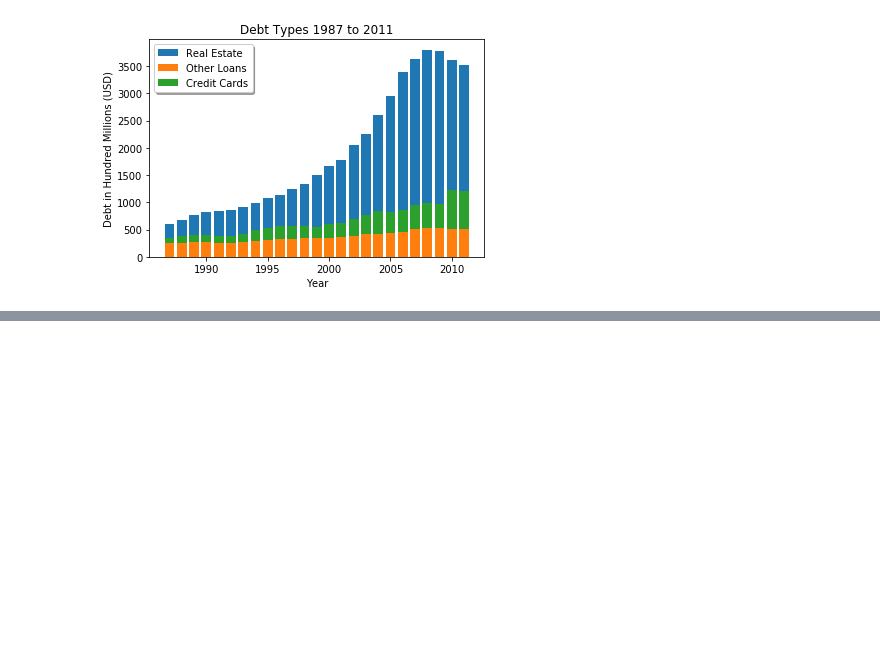
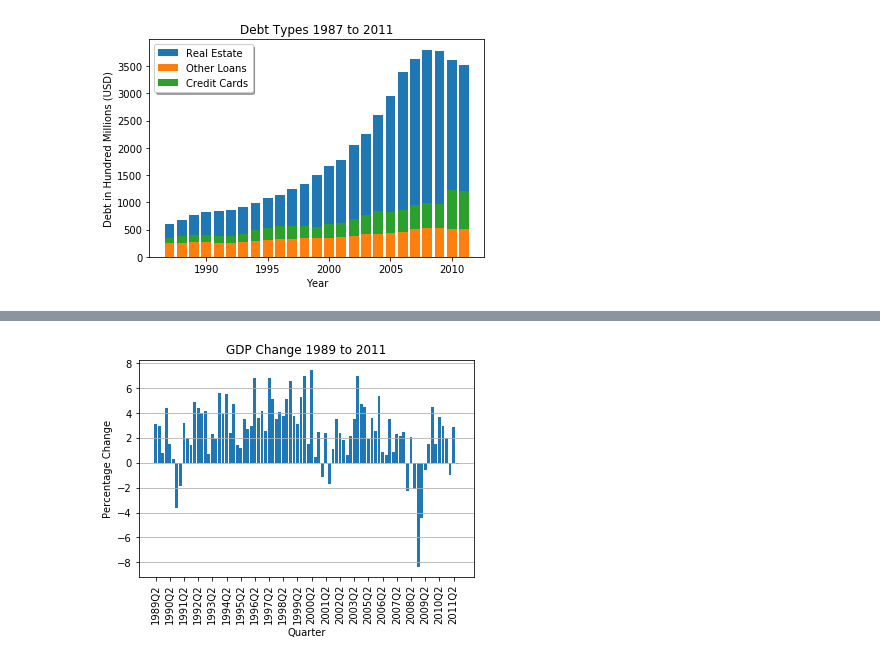
Before and after one commit to brownal05/project1, a Jupyter notebook: notebooks/Alex2.ipynb, the cells around one changed output, grey strips where cells are left out. Cells and saved outputs as stored; diff of their text form; code cells hidden in the pictures; blank space fills up the shorter version.

Commit message:
GDP Graphs

```diff
--- a/notebooks/Alex2.ipynb
+++ b/notebooks/Alex2.ipynb
@@ -199,0 +192,5 @@ real.count()
+# %%
+gdp_data = "../raw-data/gdp_data.csv"
+gdp = pd.read_csv(gdp_data)
+gdp = gdp[:86]
+gdp
@@ -199,0 +216,16 @@ real.count()
+# %%
+gdp = gdp.groupby('Quarter').sum().reset_index()
+# %%
+plt.grid(which='major', axis='y')
+plt.bar(gdp['Quarter'], gdp['GDP'])
+
+
+plt.xticks(gdp['Quarter'][::4], rotation="vertical")
+
+
+plt.title('GDP Change 1989 to 2011')
+plt.xlabel('Quarter')
+plt.ylabel('Percentage Change')
+plt.savefig('../graphs/gdp_pct_change.png')
+# %% [output]
+[figure, added]
```
Also changed, not shown: parts of 4 cells of this notebook, 9 other files.
